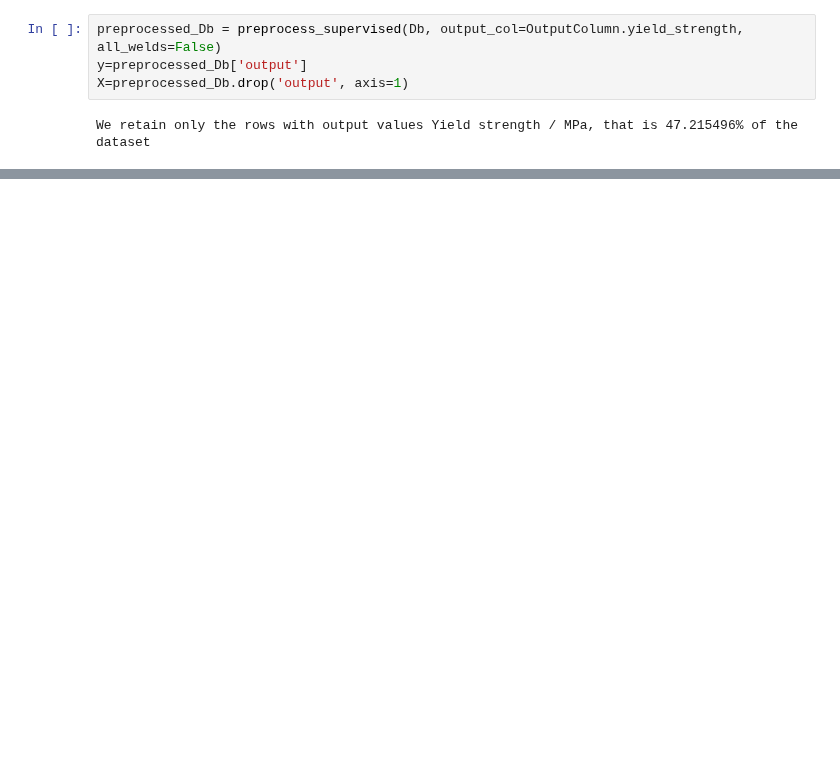
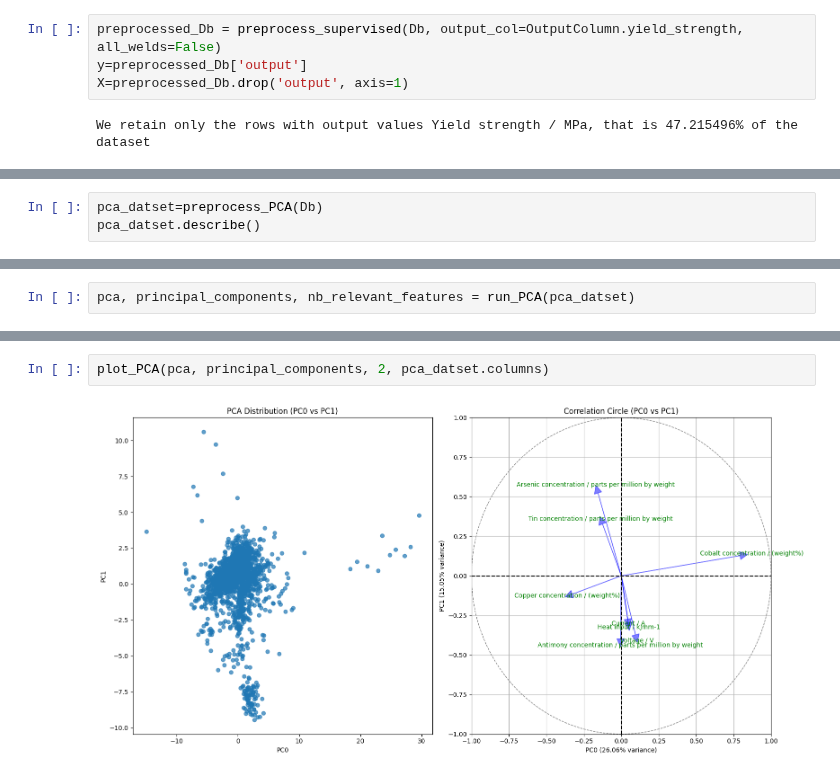
Before and after one commit to MatteoDebart/apprAuto-projet, a Jupyter notebook: tests.ipynb, the cells around one changed output, grey strips where cells are left out. Saved outputs shown, nothing was run; the diff lists cells and outputs as text; blank space fills up the shorter version.

```diff
--- a/tests.ipynb
+++ b/tests.ipynb
@@ -114,0 +26,3 @@ plt.show()
+# %%
+pca_datset=preprocess_PCA(Db)
+pca_datset.describe()
@@ -114,0 +40,2 @@ plt.show()
+# %%
+pca, principal_components, nb_relevant_features = run_PCA(pca_datset)
@@ -114,0 +62,4 @@ plt.show()
+# %%
+plot_PCA(pca, principal_components, 2, pca_datset.columns)
+# %% [output]
+[figure, added]
```
Also changed, not shown: parts of 17 cells of this notebook, 4 other files.
